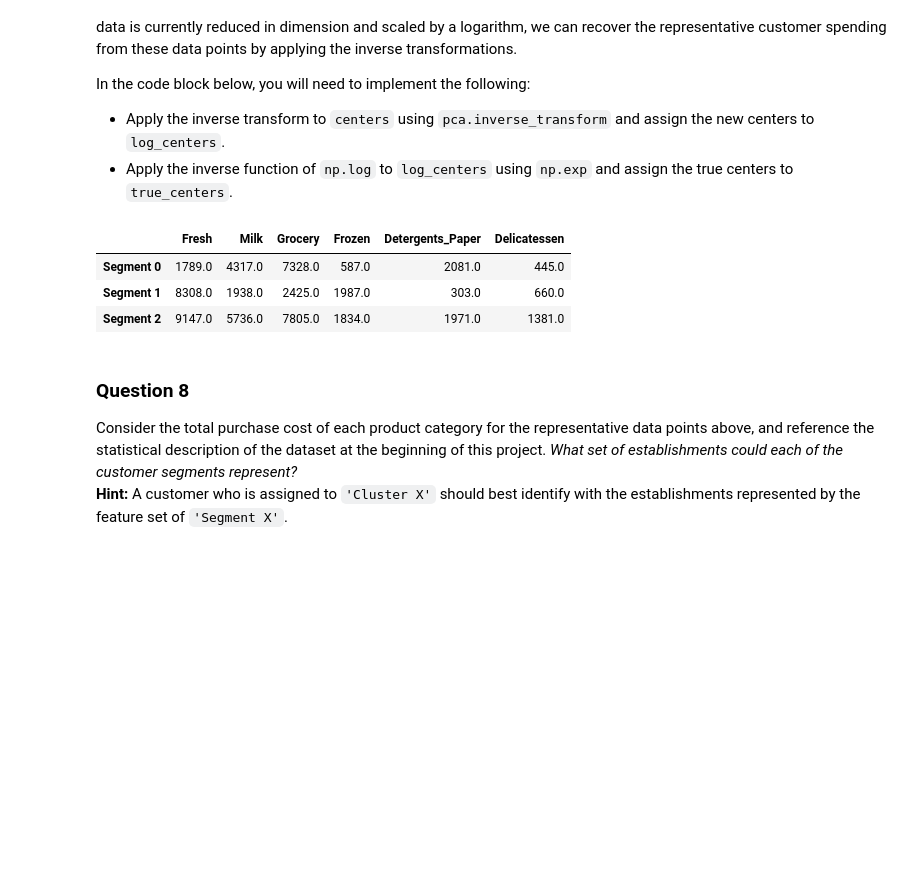
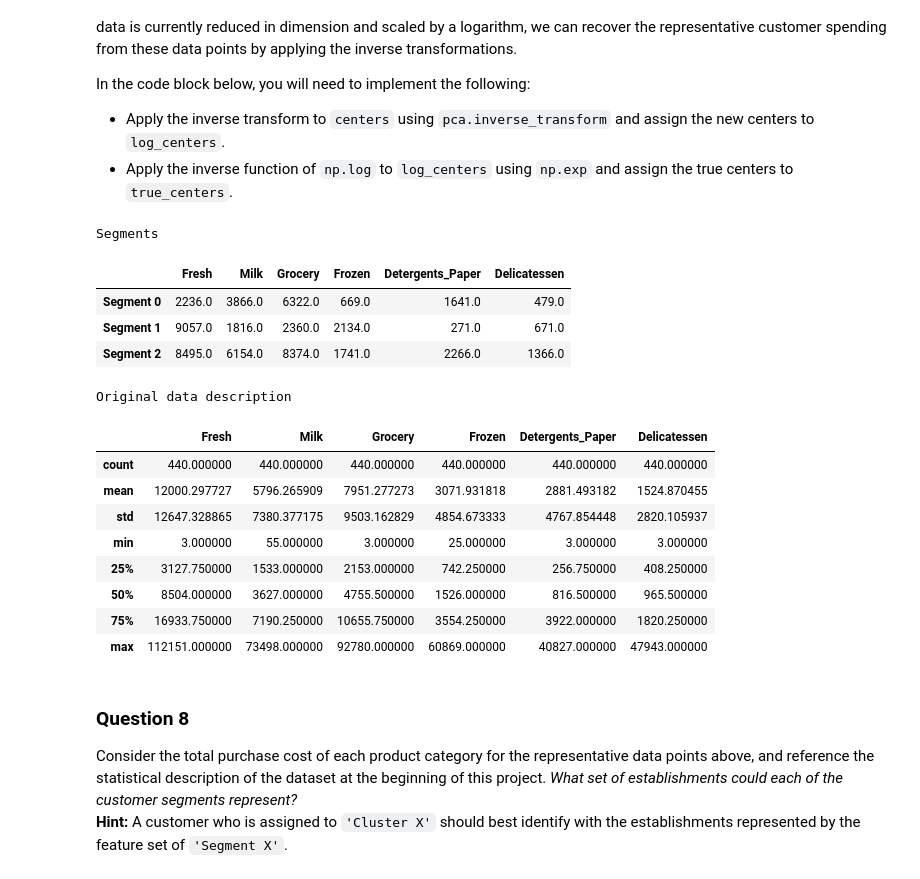
Before and after one commit to lucasdupin/machine-learning, a Jupyter notebook: projects/creating_customer_segments/customer_segments.ipynb, the cells around one changed output. Drawn from its saved outputs; the diff is of its cells as text; code cells hidden in the pictures; blank space fills up the shorter version.

```diff
--- a/projects/creating_customer_segments/customer_segments.ipynb
+++ b/projects/creating_customer_segments/customer_segments.ipynb
@@ -212,13 +223,18 @@ for feature in log_data.keys():
 
 
 # Select the indices for data points you wish to remove
-half_features = log_data.shape[1] / 2.
-outliers  = [k for k, v in outlier_count.iteritems() if v >= half_features]
+# half_features = log_data.shape[1] / 2.
+#outliers  = [k for k, v in outlier_count.iteritems() if v >= half_features]
+outliers  = [k for k, v in outlier_count.iteritems() if v > 1]
+
+print "Outliers with their counts:"
+display(outlier_count)
+
 print outliers
 
 # Remove the outliers, if any were specified
 good_data = log_data.drop(log_data.index[outliers]).reset_index(drop = True)
-pd.DataFrame(log_data).boxplot(return_type='axes');
+# pd.DataFrame(log_data).boxplot(return_type='axes');
 
 # print data.shape
 # print good_data.shape
@@ -469,20 +489,36 @@ In the code block below, you will need to implement the following:
 # %%
 # Inverse transform the centers
 log_centers = pca.inverse_transform(centers)
 
 # Exponentiate the centers
 true_centers = np.exp(log_centers)
 
 # Display the true centers
 segments = ['Segment {}'.format(i) for i in range(0,len(centers))]
 true_centers = pd.DataFrame(np.round(true_centers), columns = data.keys())
 true_centers.index = segments
+
+print "Segments"
 display(true_centers)
+
+print "Original data description"
+display(data.describe())
 # %% [output]
+Segments
 |  | Fresh | Milk | Grocery | Frozen | Detergents_Paper | Delicatessen |
-| Segment 0 | 1789.0 | 4317.0 | 7328.0 | 587.0 | 2081.0 | 445.0 |
-| Segment 1 | 8308.0 | 1938.0 | 2425.0 | 1987.0 | 303.0 | 660.0 |
-| Segment 2 | 9147.0 | 5736.0 | 7805.0 | 1834.0 | 1971.0 | 1381.0 |
+| Segment 0 | 2236.0 | 3866.0 | 6322.0 | 669.0 | 1641.0 | 479.0 |
+| Segment 1 | 9057.0 | 1816.0 | 2360.0 | 2134.0 | 271.0 | 671.0 |
+| Segment 2 | 8495.0 | 6154.0 | 8374.0 | 1741.0 | 2266.0 | 1366.0 |
+Original data description
+|  | Fresh | Milk | Grocery | Frozen | Detergents_Paper | Delicatessen |
+| count | 440.000000 | 440.000000 | 440.000000 | 440.000000 | 440.000000 | 440.000000 |
+| mean | 12000.297727 | 5796.265909 | 7951.277273 | 3071.931818 | 2881.493182 | 1524.870455 |
+| std | 12647.328865 | 7380.377175 | 9503.162829 | 4854.673333 | 4767.854448 | 2820.105937 |
+| min | 3.000000 | 55.000000 | 3.000000 | 25.000000 | 3.000000 | 3.000000 |
+| 25% | 3127.750000 | 1533.000000 | 2153.000000 | 742.250000 | 256.750000 | 408.250000 |
+| 50% | 8504.000000 | 3627.000000 | 4755.500000 | 1526.000000 | 816.500000 | 965.500000 |
+| 75% | 16933.750000 | 7190.250000 | 10655.750000 | 3554.250000 | 3922.000000 | 1820.250000 |
+| max | 112151.000000 | 73498.000000 | 92780.000000 | 60869.000000 | 40827.000000 | 47943.000000 |
 # %% [markdown]
 ### Question 8
 Consider the total purchase cost of each product category for the representative data points above, and reference the statistical description of the dataset at the beginning of this project. *What set of establishments could each of the customer segments represent?*
```
Also changed, not shown: parts of 15 cells of this notebook, 1 other file.
